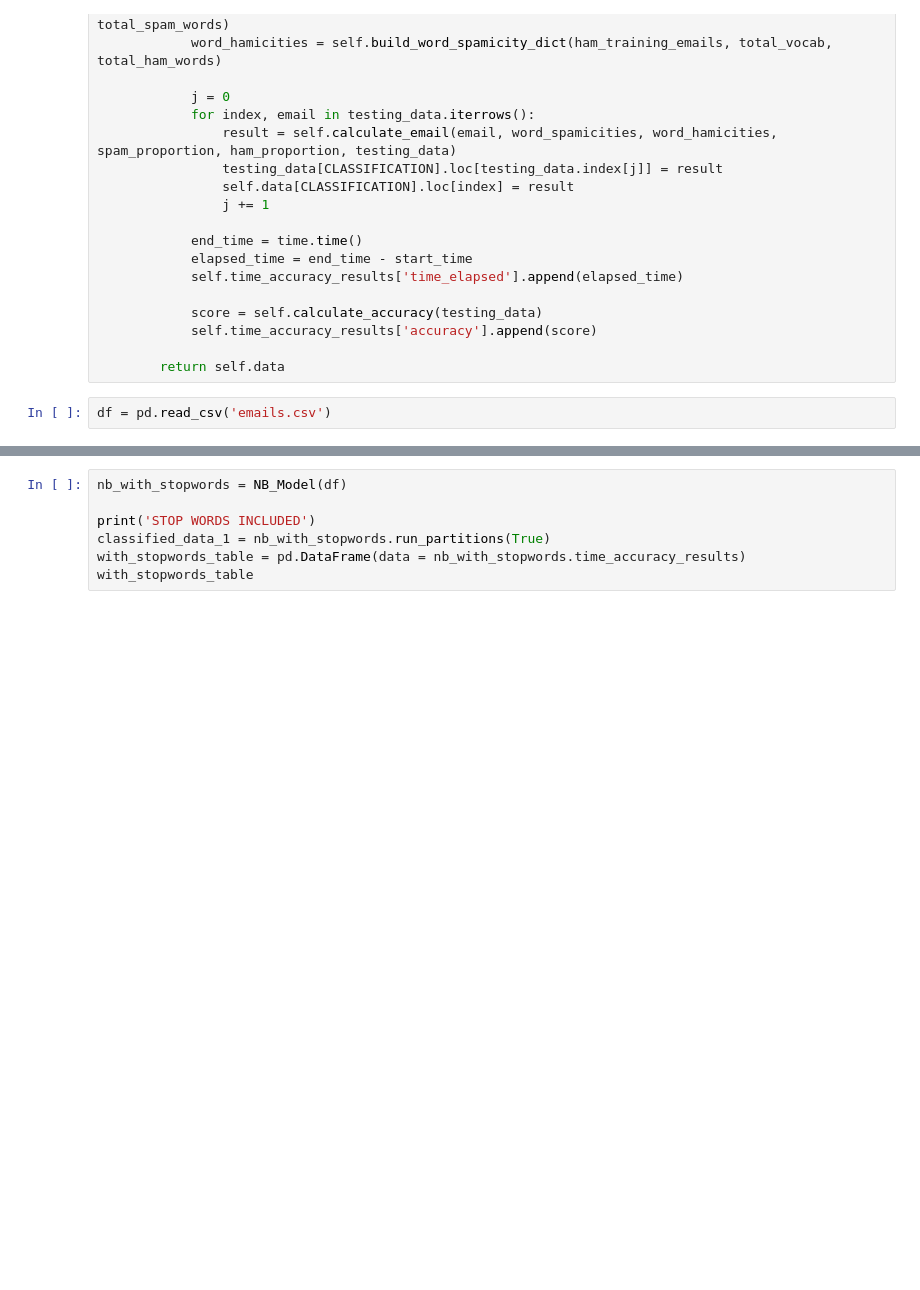
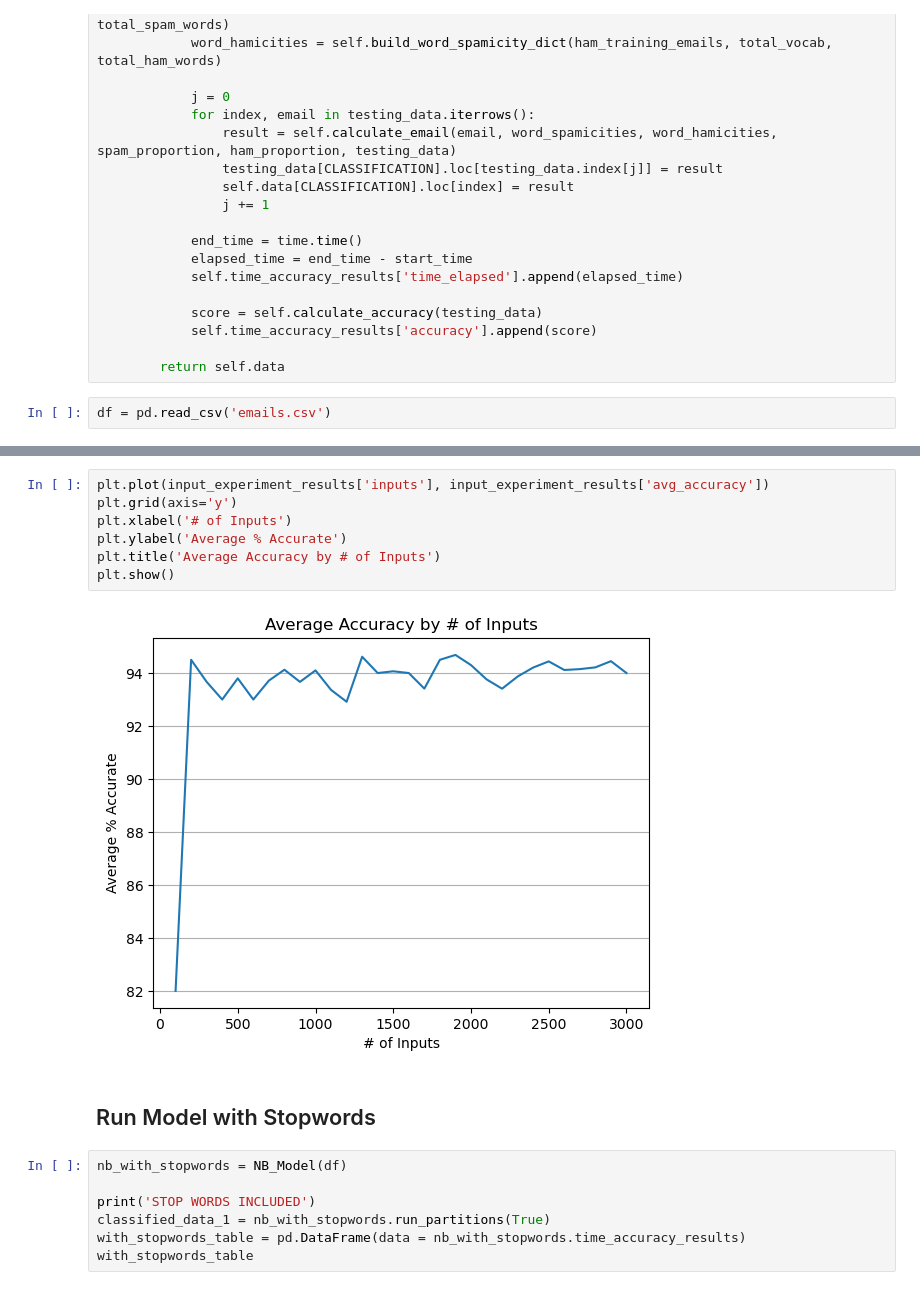
Before and after one commit to Velavee/bayes-spam-filter, a Jupyter notebook: spam-filter.ipynb, the cells around one changed output, grey strips where cells are left out. Drawn from its saved outputs; the diff is of its cells as text; blank space fills up the shorter version.

Commit message:
feat: add line graph for # input experiment

```diff
--- a/spam-filter.ipynb
+++ b/spam-filter.ipynb
@@ -255,3 +255,14 @@ input_experiment_results
+# %%
+plt.plot(input_experiment_results['inputs'], input_experiment_results['avg_accuracy'])
+plt.grid(axis='y')
+plt.xlabel('# of Inputs')
+plt.ylabel('Average % Accurate')
+plt.title('Average Accuracy by # of Inputs')
+plt.show()
+# %% [output]
+[figure, added]
+# %% [markdown]
+## Run Model with Stopwords
 # %%
 nb_with_stopwords = NB_Model(df)
 
```
Also changed, not shown: parts of 5 cells of this notebook.
